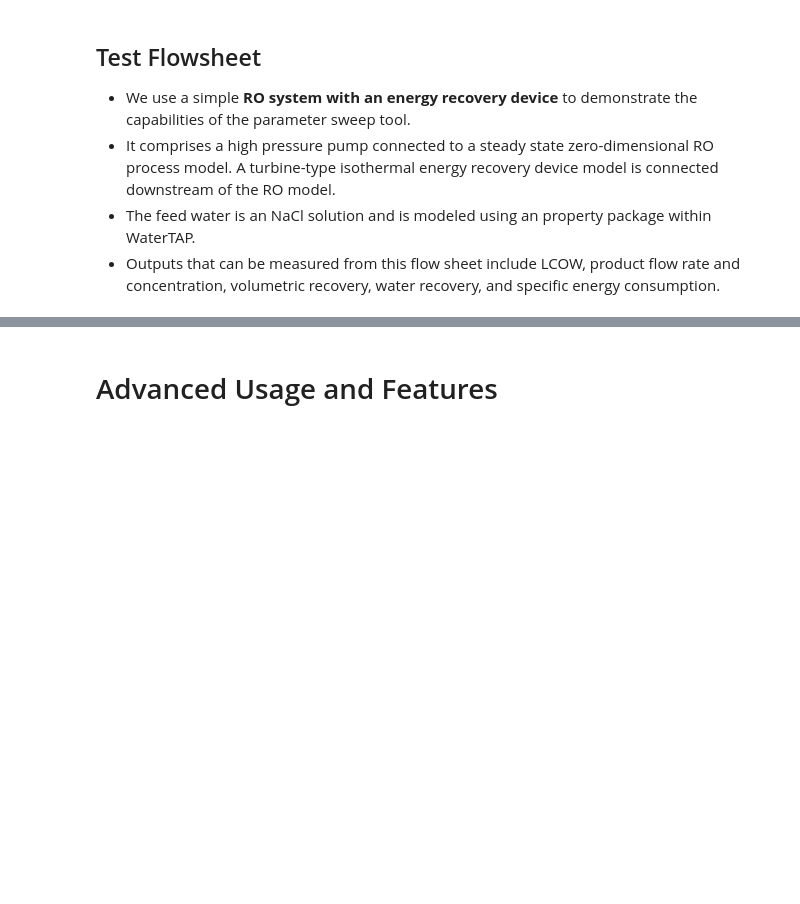
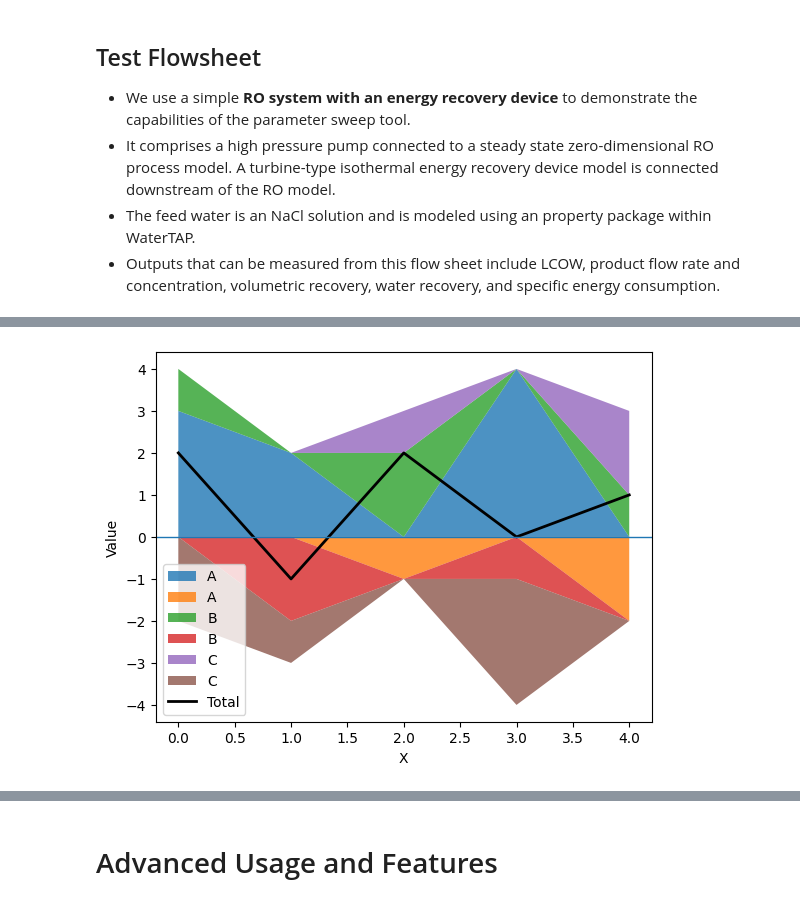
Before and after one commit to sufikaur/myfork-watertap_academy_fall_2025, a Jupyter notebook: week5/parameter_sweep_demo.ipynb, the cells around one changed output, grey strips where cells are left out. Saved outputs shown, nothing was run; the diff lists cells and outputs as text; code cells hidden in the pictures; blank space fills up the shorter version.

```diff
--- a/week5/parameter_sweep_demo.ipynb
+++ b/week5/parameter_sweep_demo.ipynb
@@ -58,0 +144,43 @@ This demo will briefly describe and demonstrate how the parameter sweep tool in
+# %%
+import numpy as np
+import matplotlib.pyplot as plt
+
+x = np.arange(5)
+
+# Example data
+a = np.array([3, 2, -1, 4, -2])
+b = np.array([1, -2, 2, -1, 1])
+c = np.array([-2, -1, 1, -3, 2])
+total = a + b + c
+
+data = [a, b, c]
+labels = ["A", "B", "C"]
+
+# Initialize cumulative sums
+pos_cum = np.zeros_like(x, dtype=float)
+neg_cum = np.zeros_like(x, dtype=float)
+
+fig, ax = plt.subplots()
+
+for y, label in zip(data, labels):
+    y_pos = np.clip(y, 0, None)
+    y_neg = np.clip(y, None, 0)
+
+    ax.fill_between(
+        x, pos_cum, pos_cum + y_pos, label=label if np.any(y_pos) else None, alpha=0.8
+    )
+    ax.fill_between(
+        x, neg_cum, neg_cum + y_neg, label=label if np.any(y_neg) else None, alpha=0.8
+    )
+
+    pos_cum += y_pos
+    neg_cum += y_neg
+ax.plot(x, total, color="black", label="Total", linewidth=2)
+ax.axhline(0, linewidth=1)
+ax.set_xlabel("X")
+ax.set_ylabel("Value")
+ax.legend()
+
+plt.show()
+# %% [output]
+[figure, added]
```
Also changed, not shown: parts of 9 cells of this notebook, 2 other files.
